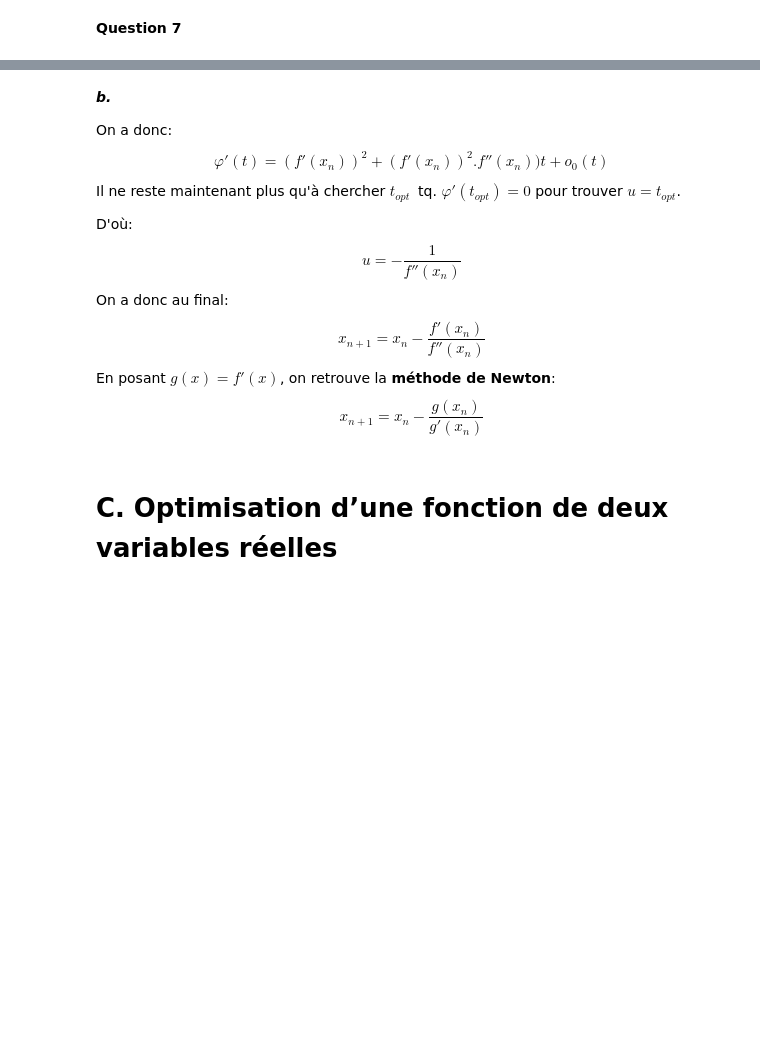
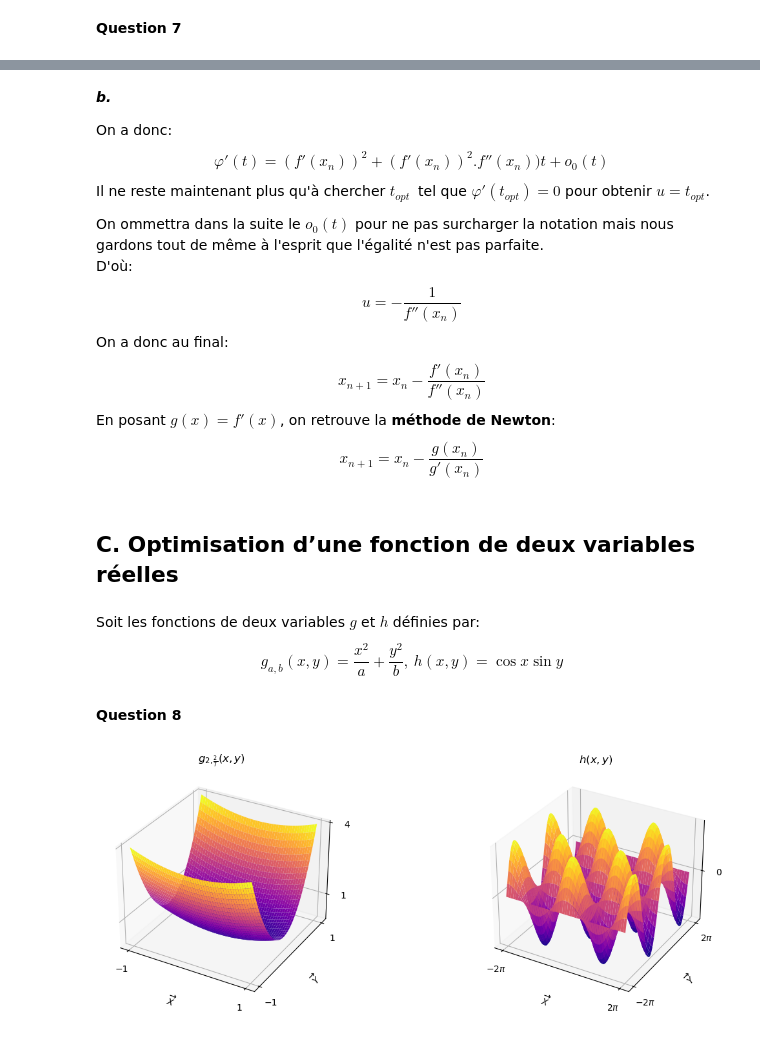
Before and after one commit to Clwrnd/AN_Project, a Jupyter notebook: Projet.ipynb, the cells around one changed output, grey strips where cells are left out. Cells and saved outputs as stored; diff of their text form; code cells hidden in the pictures; blank space fills up the shorter version.

```diff
--- a/Projet.ipynb
+++ b/Projet.ipynb
@@ -171,10 +185,67 @@ D'où: $$\varphi'(0)=(f'(x_n))^2,~\varphi''(0)=(f'(x_n))^2.f''(x_n) $$
 ***b.***
 
 On a donc: $$\varphi'(t)=(f'(x_n))^2+(f'(x_n))^2.f''(x_n))t+o_{0}(t)$$
-Il ne reste maintenant plus qu'à chercher $t_{opt}~$ tq. $\varphi'(t_{opt})=0$ pour trouver $u=t_{opt}$.
+Il ne reste maintenant plus qu'à chercher $t_{opt}~$ tel que $\varphi'(t_{opt})=0$ pour obtenir $u=t_{opt}$.
 
+On ommettra dans la suite le $o_{0}(t)$ pour ne pas surcharger la notation mais nous gardons tout de même à l'esprit que l'égalité n'est pas parfaite. \
 D'où: $$u=-\frac{1}{f''(x_n)}$$
 On a donc au final: $$x_{n+1}=x_n-\frac{f'(x_n)}{f''(x_n)} $$
 En posant $g(x)=f'(x)$, on retrouve la **méthode de Newton**: $$x_{n+1}=x_n-\frac{g(x_n)}{g'(x_n)}$$
 # %% [markdown]
-# C. Optimisation d’une fonction de deux variables réelles
+## C. Optimisation d’une fonction de deux variables réelles
+# %% [markdown]
+Soit les fonctions de deux variables $g$ et $h$ définies par: $$g_{a,b}(x,y)=\frac{x^2}{a}+\frac{y^2}{b},~ h(x,y)=\cos x \sin y $$
+# %% [markdown]
+**Question 8**
+# %%
+#Définition des fonctions g et h:
+def g(X,Y,a=2,b=2/7):
+    return ((X**2) / a) + ((Y**2) / b)
+
+def h(X,Y):
+    return np.cos(X)*np.sin(Y)
+# %%
+#Definition de la figure en entière
+fig = plt.figure(figsize=plt.figaspect(0.35))
+
+#Définition de g
+ax = fig.add_subplot(1,2,1,projection='3d')
+plt.title(r"$g_{2,\frac{2}{7}}(x,y)$")
+
+x = np.linspace(-1, 1, 1000)
+y = np.linspace(-1, 1, 1000)
+X,Y= np.meshgrid(x,y)
+Z = g(X,Y)
+
+ax.set_xticks([-1,1])
+ax.set_yticks([-1,1])
+ax.set_zticks([1,4])
+
+ax.set_xlabel(r'$\overrightarrow{X}$')
+ax.set_ylabel(r'$\overrightarrow{Y}$')
+
+ax.plot_surface(X, Y, Z,cmap="plasma")
+
+#Définition de h
+ax = fig.add_subplot(1,2,2,projection='3d')
+plt.title(r"$h(x,y)$")
+
+x2 = np.linspace(-2*np.pi, 2*np.pi, 2000)
+y2 = np.linspace(-2*np.pi, 2*np.pi, 2000)
+X2,Y2= np.meshgrid(x2,y2)
+Z2 = h(X2,Y2)
+
+ax.set_xticks([-2*np.pi,2*np.pi],[r"$-2\pi$",r"$2\pi$"])
+ax.set_yticks([-2*np.pi,2*np.pi],[r"$-2\pi$",r"$2\pi$"])
+ax.set_zticks([0])
+
+ax.set_xlabel(r'$\overrightarrow{X}$')
+ax.set_ylabel(r'$\overrightarrow{Y}$')
+
+
+ax.plot_surface(X2, Y2, Z2,cmap="plasma")
+
+#Afficher la figure
+plt.show()
+# %% [output]
+[figure, added]
```
Also changed, not shown: parts of 26 cells of this notebook.
